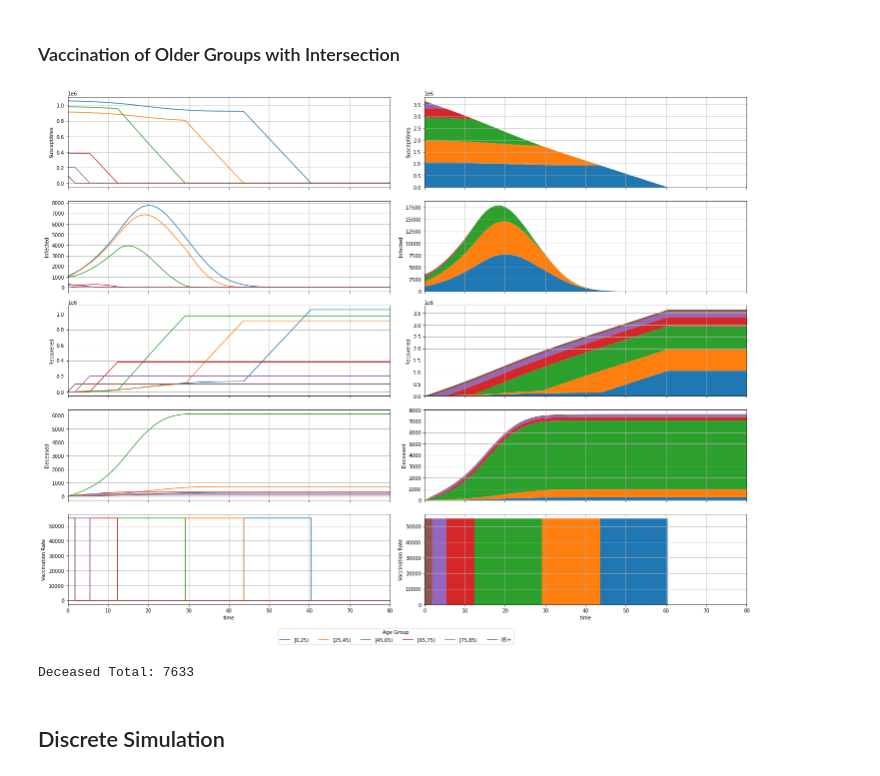
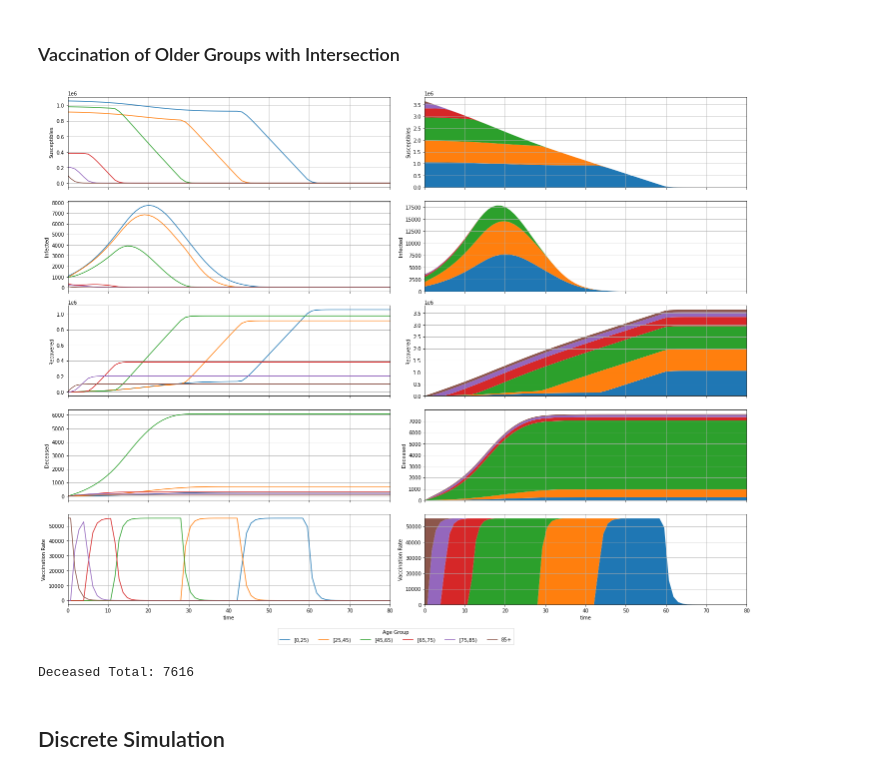
Before and after one commit to GuiBeal-Academy/MPC-COVID-19, a Jupyter notebook: README.ipynb, the cells around one changed output. Saved outputs shown, nothing was run; the diff lists cells and outputs as text; code cells hidden in the pictures.

Commit message:
bugfix control function name

```diff
--- a/README.ipynb
+++ b/README.ipynb
@@ -152,28 +152,28 @@ Deceased Total: 7633
 # %%
 from scipy.integrate import solve_ivp
 
-def u(t, y, u_max):
+def control(t, y, u_max):
   S, I, R, D = unwrap(y)
   u = np.zeros(n_a)
   remaining = u_max
   for i in reversed(range(n_a)):
     u[i] = min([S[i], remaining])
     remaining = remaining - u[i]
   return u
 
 sol = solve_ivp(system_continuous, t_span, y_0, args=(control, u_max, l, C, g_R, g_D))
 assert(sol.success)
 
 t = sol.t
 y = sol.y
 S, I, R, D = unwrap(y)
 u = recover_control(t, y, control, u_max)
 
 plot(t, y, u)
 print(f'Deceased Total: {sum(D[:,-1]):.0f}')
 # %% [output]
-[figure, old version]
+[figure, new version]
-Deceased Total: 7633
+Deceased Total: 7616
 # %% [markdown]
 ## Discrete Simulation
 # %% [markdown]
```
